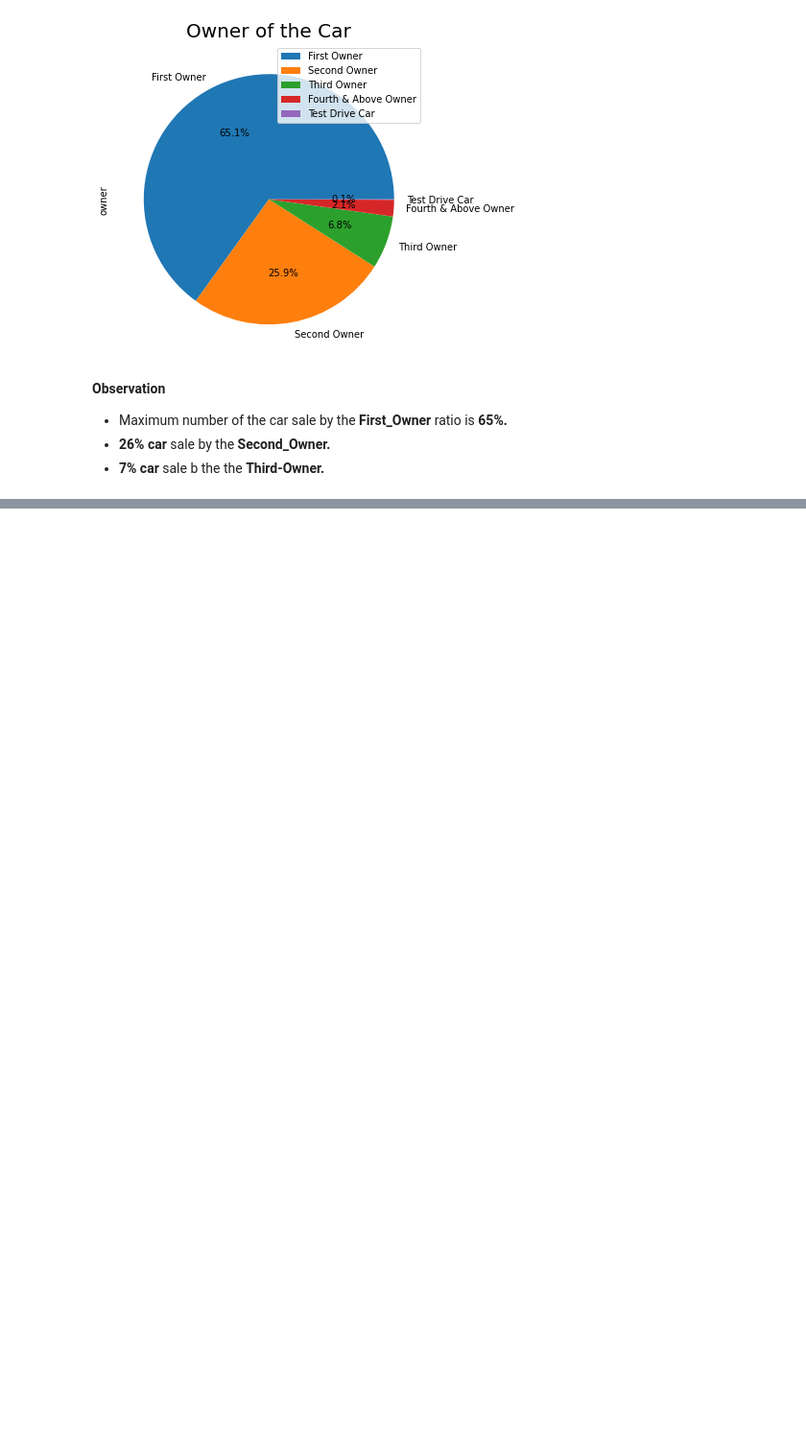
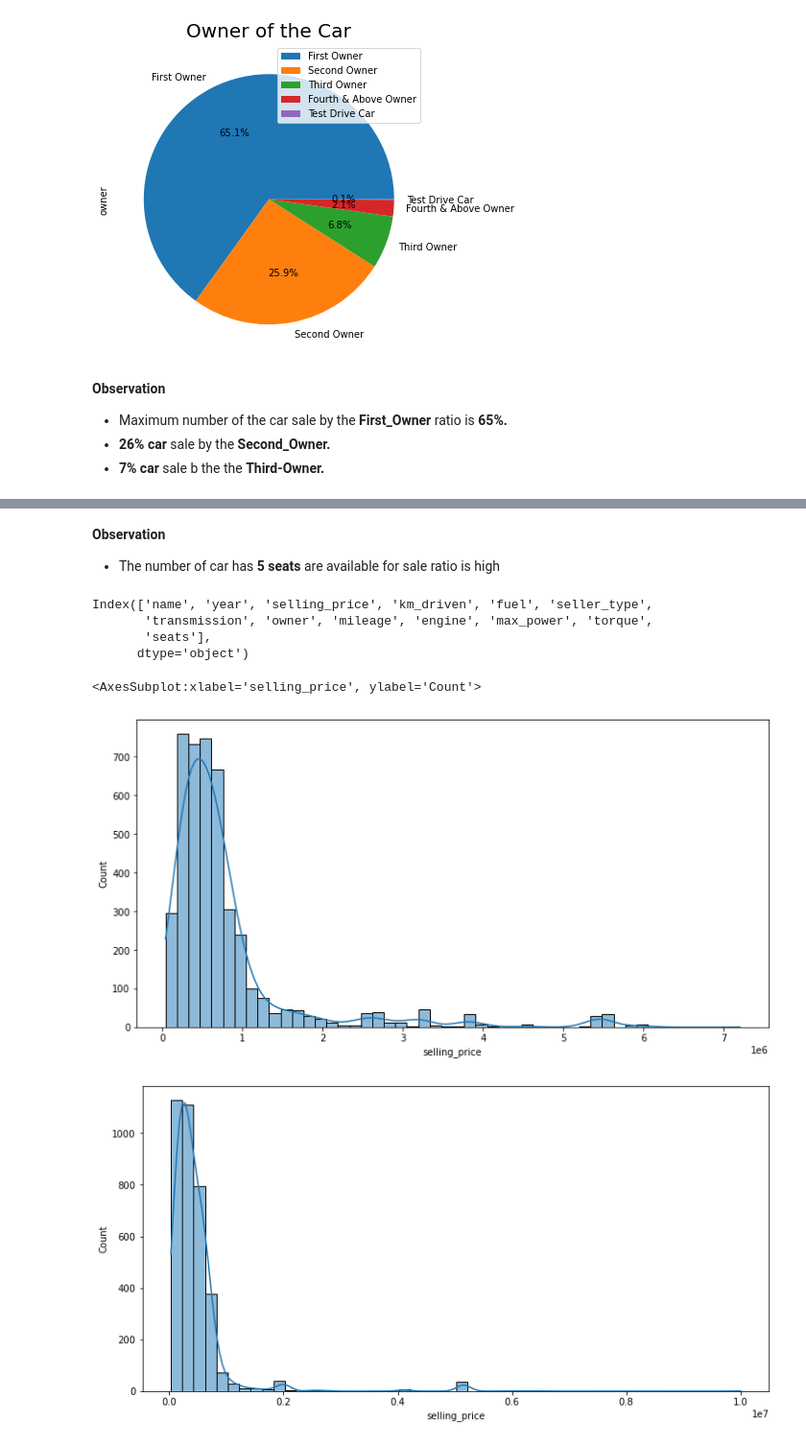
Before and after one commit to Sialsanwal/Data-Science, a Jupyter notebook: Machine learning Model/Regression Model/Project 1/Car Price EDA.ipynb, the cells around one changed output, grey strips where cells are left out. Shown at 96% size. Drawn from its saved outputs; the diff is of its cells as text; code cells hidden in the pictures; blank space fills up the shorter version.

```diff
--- a/Machine learning Model/Regression Model/Project 1/Car Price EDA.ipynb
+++ b/Machine learning Model/Regression Model/Project 1/Car Price EDA.ipynb
@@ -261,0 +244,19 @@ sns.histplot(data=df,x=df[df['fuel']=='Diesel']['selling_price'],kde=True)
+# %% [markdown]
+**Observation**
+- The number of car has **5 seats** are available for sale ratio is high
+# %%
+df.columns
+# %% [output]
+Index(['name', 'year', 'selling_price', 'km_driven', 'fuel', 'seller_type',
+       'transmission', 'owner', 'mileage', 'engine', 'max_power', 'torque',
+       'seats'],
+      dtype='object')
+# %%
+plt.figure(figsize=(12,6))
+sns.histplot(data=df,x=df[df['fuel']=='Diesel']['selling_price'],kde=True,bins=50)
+plt.figure(figsize=(12,6))
+sns.histplot(data=df,x=df[df['fuel']=='Petrol']['selling_price'],kde=True,bins=50)
+# %% [output]
+<AxesSubplot:xlabel='selling_price', ylabel='Count'>
+[figure, added]
+[figure, added]
```
Also changed, not shown: parts of 18 cells of this notebook.
